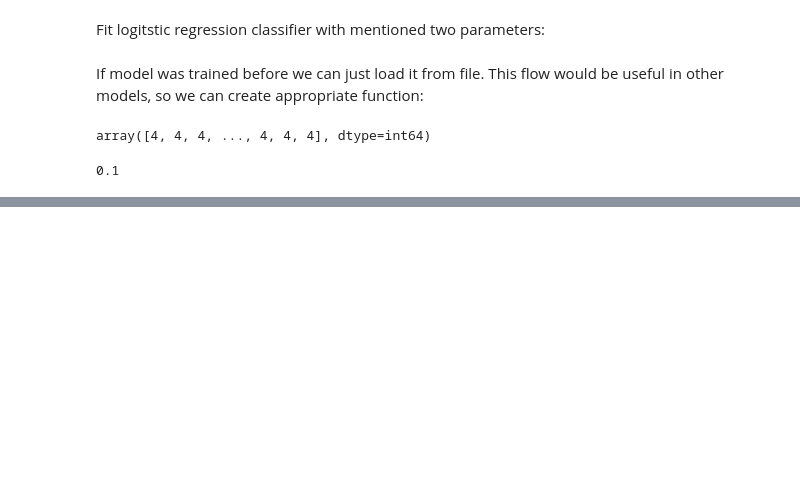
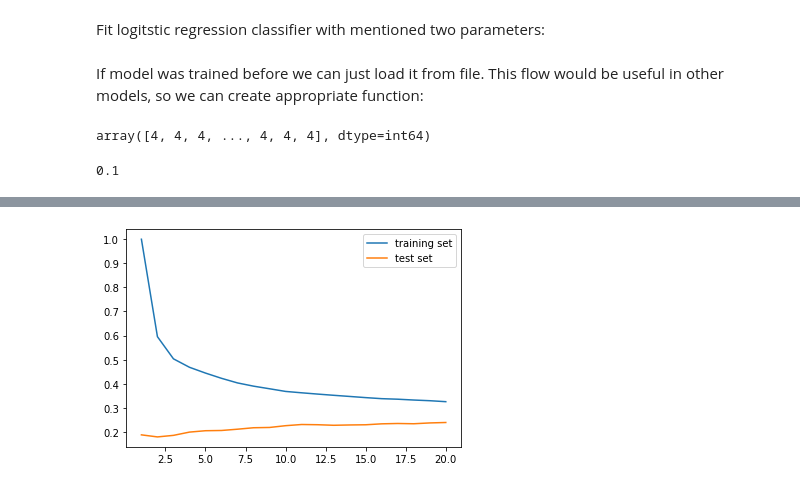
Before and after one commit to Eryk07/ClothesClassification, a Jupyter notebook: ClothesClassification.ipynb, the cells around one changed output, grey strips where cells are left out. Drawn from its saved outputs; the diff is of its cells as text; code cells hidden in the pictures; blank space fills up the shorter version.

```diff
--- a/ClothesClassification.ipynb
+++ b/ClothesClassification.ipynb
@@ -274,0 +291,4 @@ tr_set.iloc[:, 1:785]
+# %%
+nneighbors2 = KNeighborsClassifier(n_neighbors=3)
+# %%
+nneighbors2 = fit_or_load(nneighbors2, 'models/nneighbors2params.sav', tr_set.iloc[:, -3:-1], tr_set.iloc[:, 0])
@@ -274,0 +307,9 @@ tr_set.iloc[:, 1:785]
+# %%
+k_values = range(1, 21) # k = [1,2 .. 10]
+# %%
+k_scores = {}
+for k in k_values:
+    nneighbors2 = KNeighborsClassifier(n_neighbors=k)
+    nneighbors2 = fit_or_load(nneighbors2, 'models/nneighbors2params_k{}.sav'.format(k), tr_set.iloc[:, -3:-1], tr_set.iloc[:, 0])
+    k_scores[k] = [nneighbors2.score(tr_set.iloc[:, -3:-1], tr_set.iloc[:, 0]),
+                   nneighbors2.score(tst_set.iloc[:, -3:-1], tst_set.iloc[:, 0])]
@@ -274,0 +339,7 @@ tr_set.iloc[:, 1:785]
+# %%
+plt.plot(k_values, [k_scores[k][0] for k in k_scores], label="training set")
+plt.plot(k_values, [k_scores[k][1] for k in k_scores], label="test set")
+plt.legend()
+plt.show()
+# %% [output]
+[figure, added]
```
Also changed, not shown: parts of 26 cells of this notebook, 5 other files.
